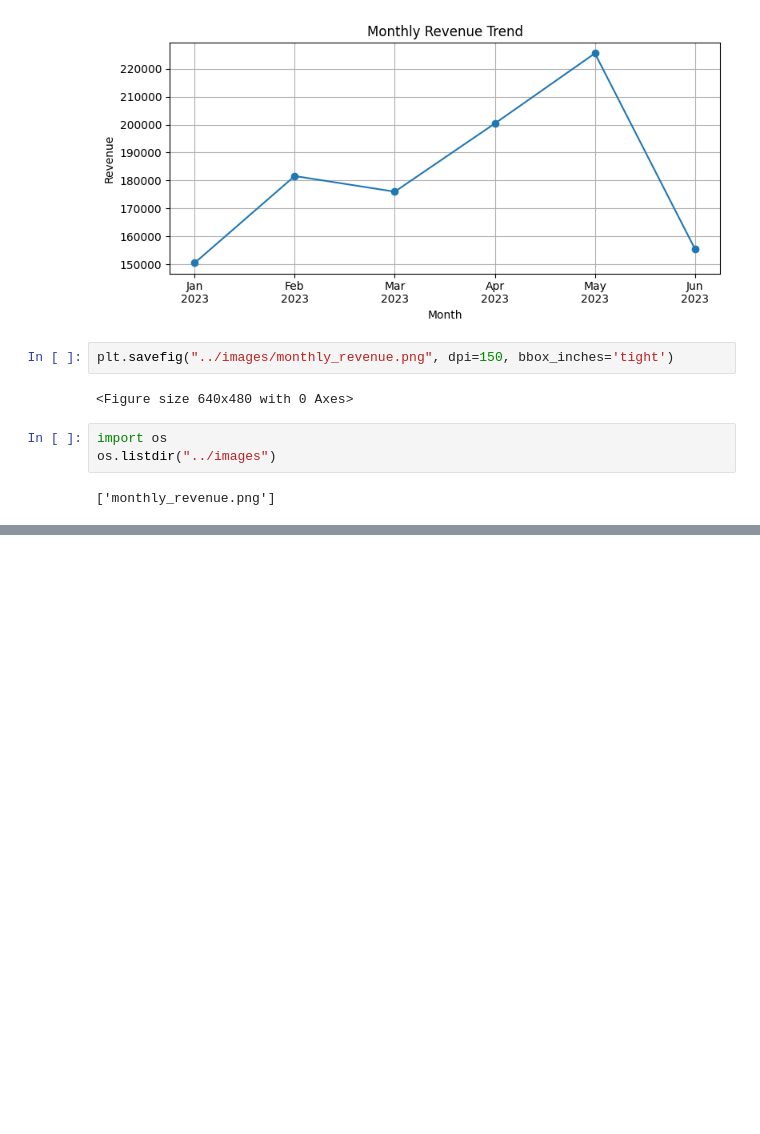
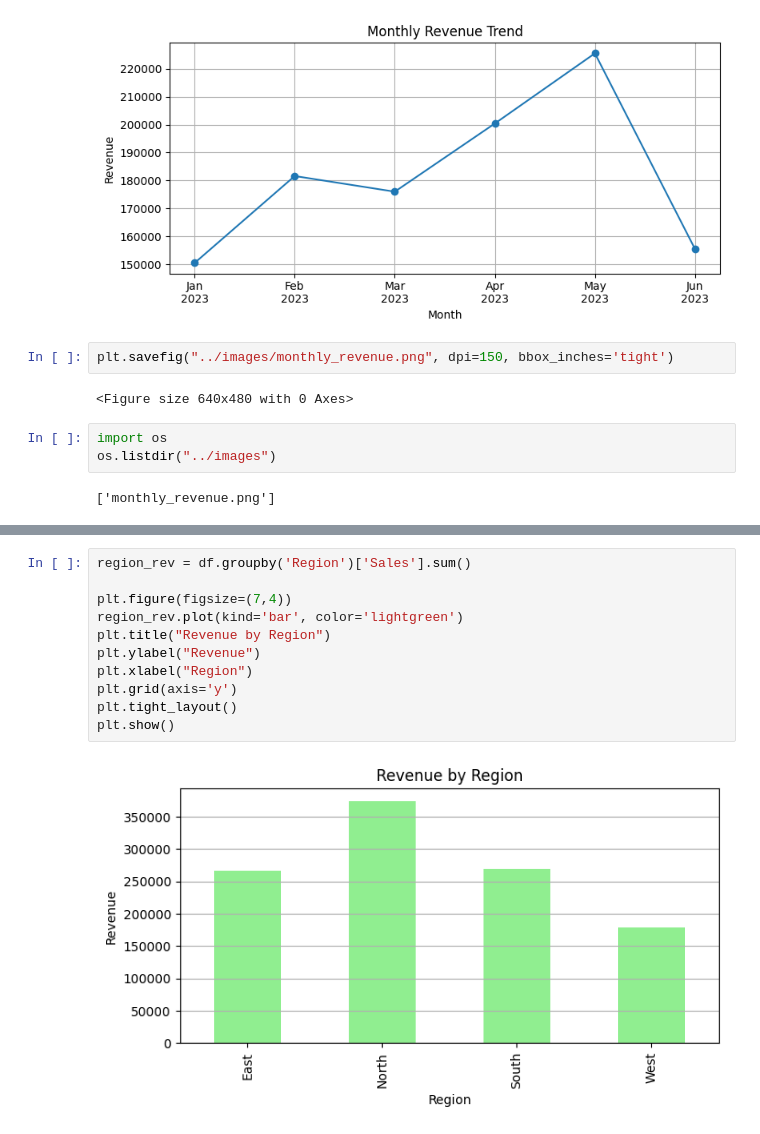
Before and after one commit to varshitha5656/revenue-intelligence-dashboard, a Jupyter notebook: notebooks/eda.ipynb, the cells around one changed output, grey strips where cells are left out. Saved outputs shown, nothing was run; the diff lists cells and outputs as text; blank space fills up the shorter version.

```diff
--- a/notebooks/eda.ipynb
+++ b/notebooks/eda.ipynb
@@ -40,0 +74,13 @@ os.listdir("../images")
+# %%
+region_rev = df.groupby('Region')['Sales'].sum()
+
+plt.figure(figsize=(7,4))
+region_rev.plot(kind='bar', color='lightgreen')
+plt.title("Revenue by Region")
+plt.ylabel("Revenue")
+plt.xlabel("Region")
+plt.grid(axis='y')
+plt.tight_layout()
+plt.show()
+# %% [output]
+[figure, added]
```
Also changed, not shown: parts of 6 cells of this notebook, 3 other files.
